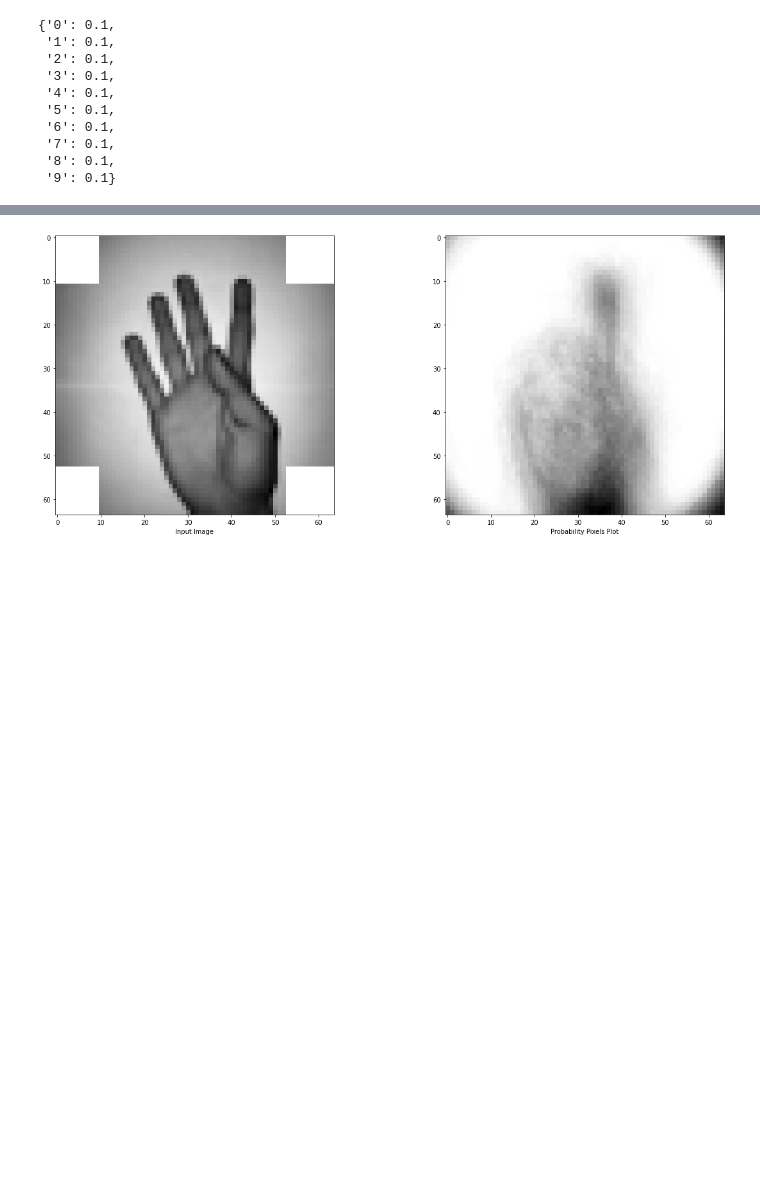
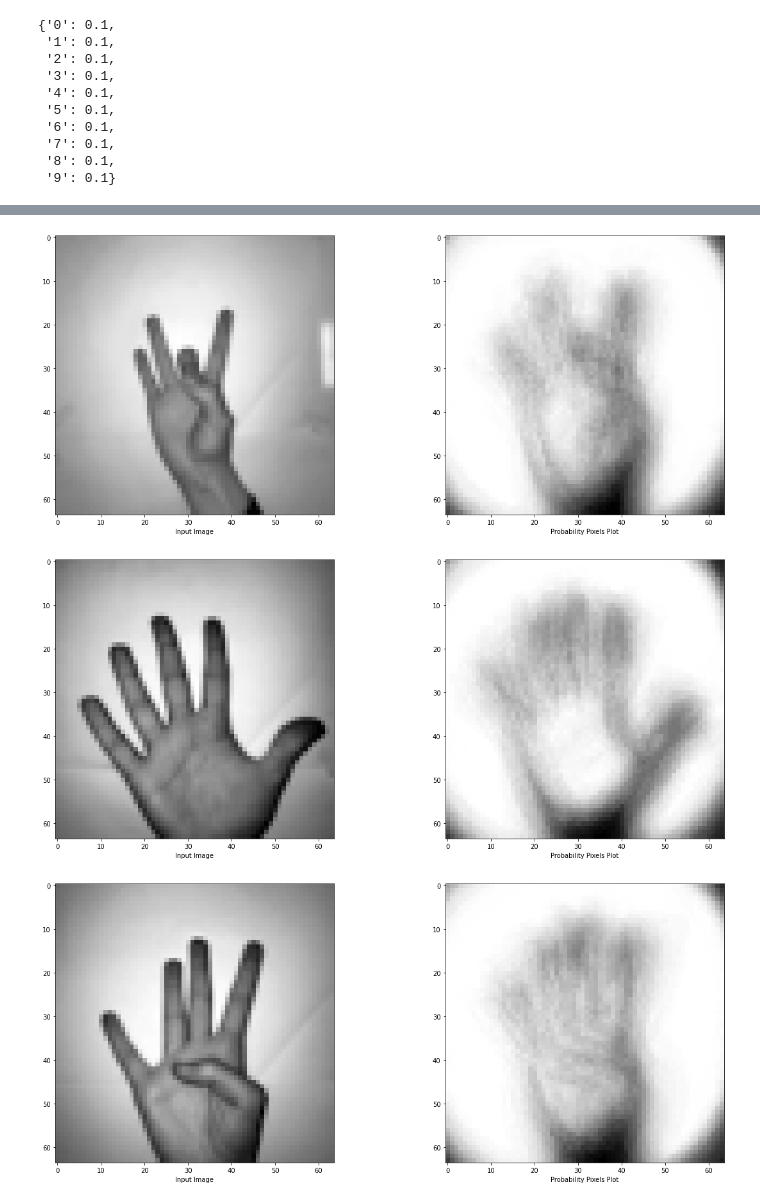
Before and after one commit to S4b3/Sign-Language-Digits-Recognition, a Jupyter notebook: FP.ipynb, the cells around one changed output, grey strips where cells are left out. Cells and saved outputs as stored; diff of their text form; code cells hidden in the pictures; blank space fills up the shorter version.

```diff
--- a/FP.ipynb
+++ b/FP.ipynb
@@ -196,10 +204,12 @@ def compute_posteriors_mt(Y, X, counts):
 
 # using map
 # %%
-posteriorsDict = {}
+## TEST ONLY
+
+likeDict = {}
 # initialize posteriors matrixes
 for key in priorsDictionary.keys():
-    posteriorsDict[key] = np.array(X[0].shape)
+    likeDict[key] = np.array(X[0].shape)
 
 # compute posteriors for every image in the dataset
-posteriors = compute_posteriors_mt(Y,X, y_v_amounts)
+likes = compute_likelihood_mt(Y,X)
@@ -208,16 +235,18 @@ C'è qualcosa che non va con i posteriors lol scusate
 # %%
-idx = 43
-image_0 = cleaning(X[43], subset)
-#print(smooth_img.shape)
-plt.figure(2)
-ax1 = plt.subplot(1,2,1)
-ax1.set_xlabel('Input Image')
-ax2 = plt.subplot(1,2,2)
-ax2.set_xlabel('Probability Pixels Plot')
-plt.sca(ax1)
-plt.imshow(image_0, cmap='gray')
-plt.sca(ax2)
-plt.imshow(posteriors['4'], cmap='gray')
-plt.show()
+for idx in range(10):
+    image_0 = X[idx]
+    #print(smooth_img.shape)
+    plt.figure(2)
+    ax1 = plt.subplot(1,2,1)
+    ax1.set_xlabel('Input Image')
+    ax2 = plt.subplot(1,2,2)
+    ax2.set_xlabel('Probability Pixels Plot')
+    plt.sca(ax1)
+    plt.imshow(image_0, cmap='gray')
+    plt.sca(ax2)
+    plt.imshow(likes[str(np.where(Y[idx] == 1)[0][0])], cmap='gray')
+    plt.show()
 # %% [output]
-[figure, old version]
+[figure, new version]
+[figure, added]
+[figure, added]
```
Also changed, not shown: parts of 12 cells of this notebook.
